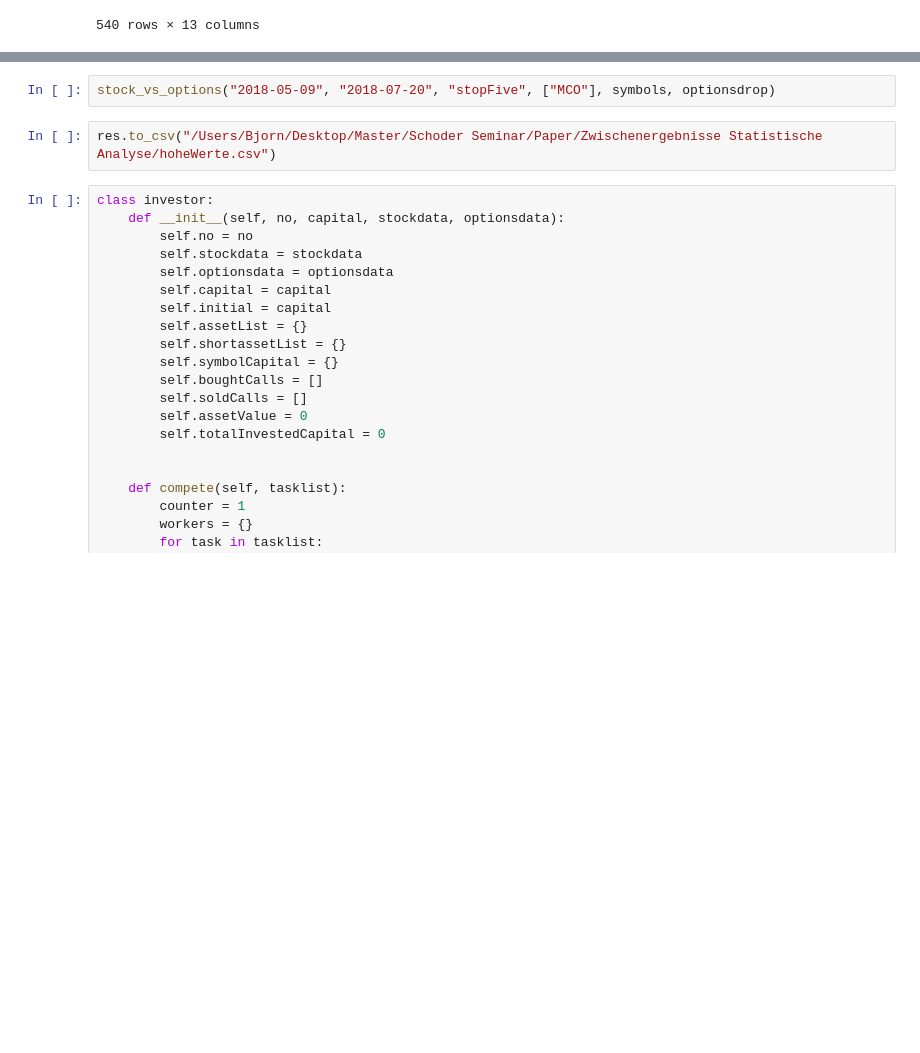
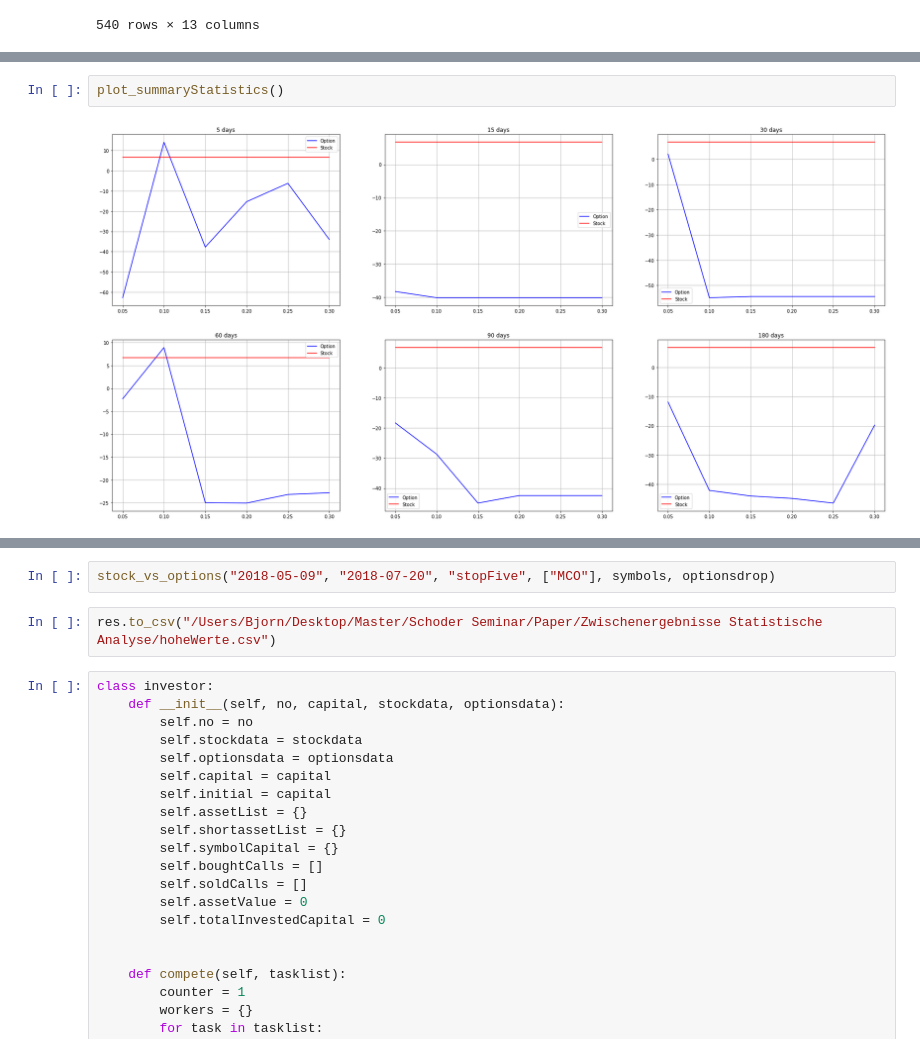
Before and after one commit to CalvinCottin/Option-Backtesting, a Jupyter notebook: Untitled-checkpoint.ipynb, the cells around one changed output, grey strips where cells are left out. Saved outputs shown, nothing was run; the diff lists cells and outputs as text; blank space fills up the shorter version.

```diff
--- a/Untitled-checkpoint.ipynb
+++ b/Untitled-checkpoint.ipynb
@@ -360,0 +472,4 @@ summaryStatistics
+# %%
+plot_summaryStatistics()
+# %% [output]
+[figure, added]
```
Also changed, not shown: parts of 21 cells of this notebook.
